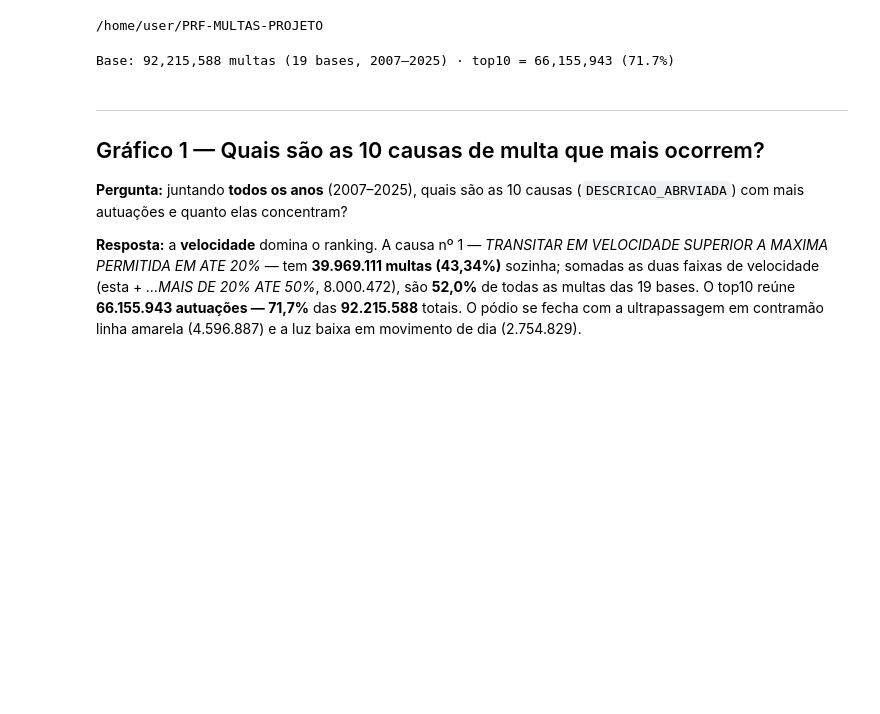
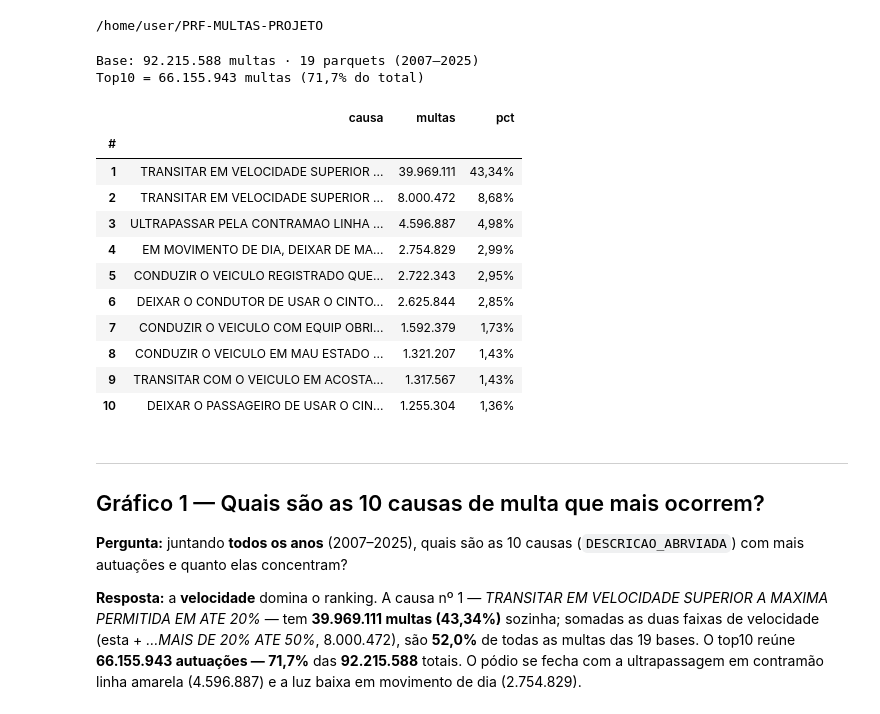
Before and after one commit to Matheus-Trajano/PRF-MULTAS-PROJETO, a Jupyter notebook: notebooks/09_parte6_graficos.ipynb, the cells around one changed output. Saved outputs shown, nothing was run; the diff lists cells and outputs as text; code cells hidden in the pictures; blank space fills up the shorter version.

```diff
--- a/notebooks/09_parte6_graficos.ipynb
+++ b/notebooks/09_parte6_graficos.ipynb
@@ -50,20 +118,50 @@ print(RAIZ)
 # %%
+# ══════════════════════════════════════════════════════════════════
+# CÉLULA 3 — TOTAL GERAL E TOP10 DE CAUSAS (dados do G1)
+#   O que faz : abre o DuckDB (threads=2, 1,5 GB), valida o total
+#               de 92.215.588 e calcula as 10 causas mais autuadas
+#               somando 2007–2025 (sem filtro de ANO).
+#   Saída     : total + tabela das 10 causas com multas e %.
+#   Produz    : con, TOTAL, top10
+# ══════════════════════════════════════════════════════════════════
+
 con = duckdb.connect(":memory:")
 con.execute("SET threads=2")
 con.execute("SET memory_limit='1500MB'")
 
 TOTAL = con.execute(f"SELECT COUNT(*) FROM read_parquet('{BASE}')").fetchone()[0]
 assert TOTAL == TOTAL_ESPERADO, f"total = {TOTAL:,} != {TOTAL_ESPERADO:,}"
 
 # Top 10 causas juntando TODOS os anos (sem filtro de ANO)
 top10 = con.execute(f"""
     SELECT DESCRICAO_ABRVIADA AS causa, COUNT(*) AS multas
     FROM read_parquet('{BASE}')
     GROUP BY 1 ORDER BY 2 DESC LIMIT 10
 """).df()
 top10["pct"] = 100 * top10["multas"] / TOTAL
 
-print(f"Base: {TOTAL:,} multas (19 bases, 2007–2025) · top10 = "
-      f"{top10['multas'].sum():,} ({top10['pct'].sum():.1f}%)")
+# ── Saída: total + tabela das 10 causas (multas e participação) ────────
+t10 = top10.copy()
+t10["multas"] = t10["multas"].map(br)
+t10["pct"] = top10["pct"].map(lambda v: pct(v / 100, 2))
+t10.index = range(1, len(t10) + 1)
+t10.index.name = "#"
+print(f"Base: {br(TOTAL)} multas · 19 parquets (2007–2025)")
+print(f"Top10 = {br(int(top10['multas'].sum()))} multas "
+      f"({pct(top10['multas'].sum() / TOTAL, 1)} do total)")
+display(t10)
 # %% [output]
-Base: 92,215,588 multas (19 bases, 2007–2025) · top10 = 66,155,943 (71.7%)
+Base: 92.215.588 multas · 19 parquets (2007–2025)
+Top10 = 66.155.943 multas (71,7% do total)
+|  | causa | multas | pct |
+| # |  |  |  |
+| 1 | TRANSITAR EM VELOCIDADE SUPERIOR ... | 39.969.111 | 43,34% |
+| 2 | TRANSITAR EM VELOCIDADE SUPERIOR ... | 8.000.472 | 8,68% |
+| 3 | ULTRAPASSAR PELA CONTRAMAO LINHA ... | 4.596.887 | 4,98% |
+| 4 | EM MOVIMENTO DE DIA, DEIXAR DE MA... | 2.754.829 | 2,99% |
+| 5 | CONDUZIR O VEICULO REGISTRADO QUE... | 2.722.343 | 2,95% |
+| 6 | DEIXAR O CONDUTOR DE USAR O CINTO... | 2.625.844 | 2,85% |
+| 7 | CONDUZIR O VEICULO COM EQUIP OBRI... | 1.592.379 | 1,73% |
+| 8 | CONDUZIR O VEICULO EM MAU ESTADO ... | 1.321.207 | 1,43% |
+| 9 | TRANSITAR COM O VEICULO EM ACOSTA... | 1.317.567 | 1,43% |
+| 10 | DEIXAR O PASSAGEIRO DE USAR O CIN... | 1.255.304 | 1,36% |
```
Also changed, not shown: parts of 19 cells of this notebook, 8 other files.
